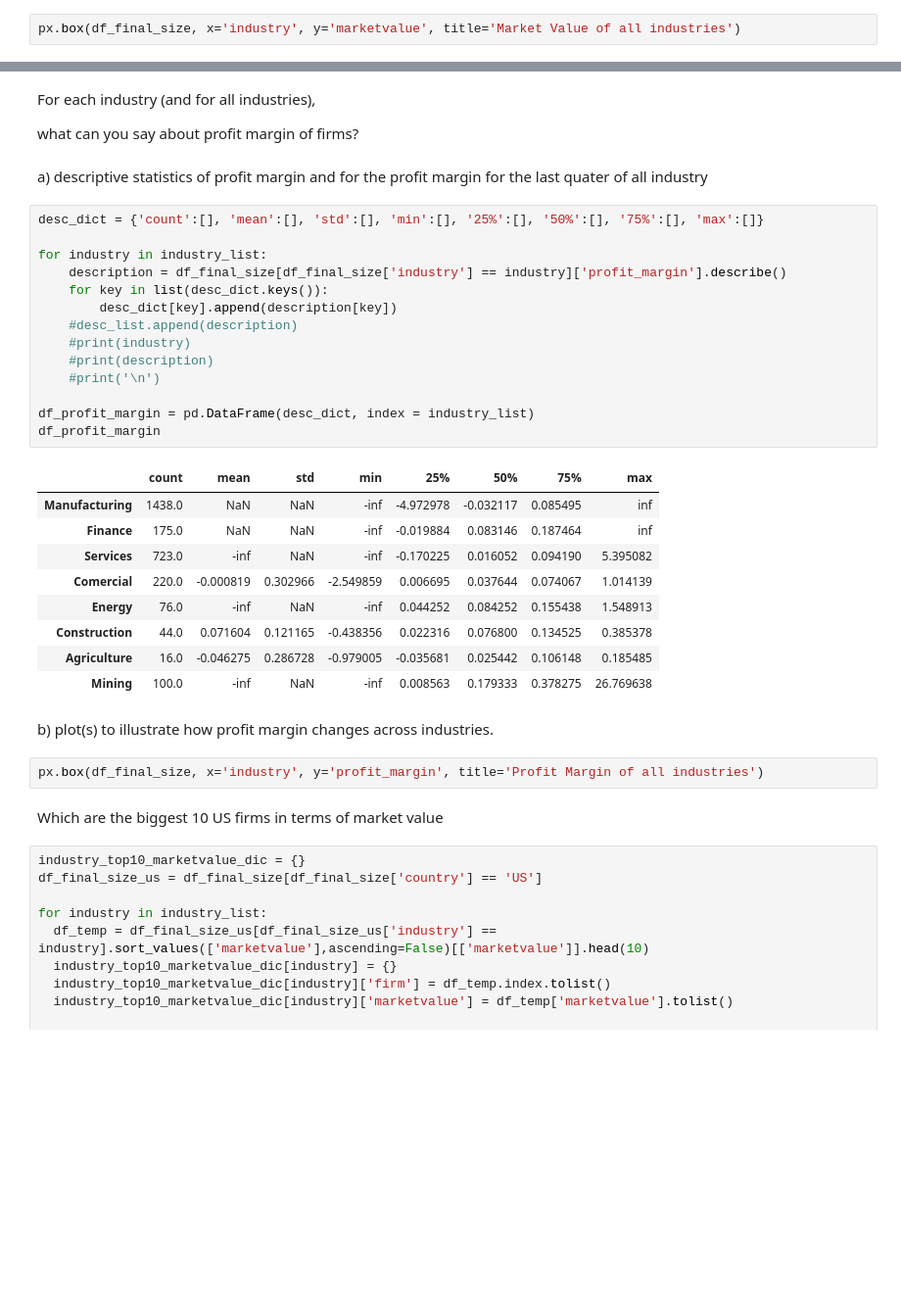
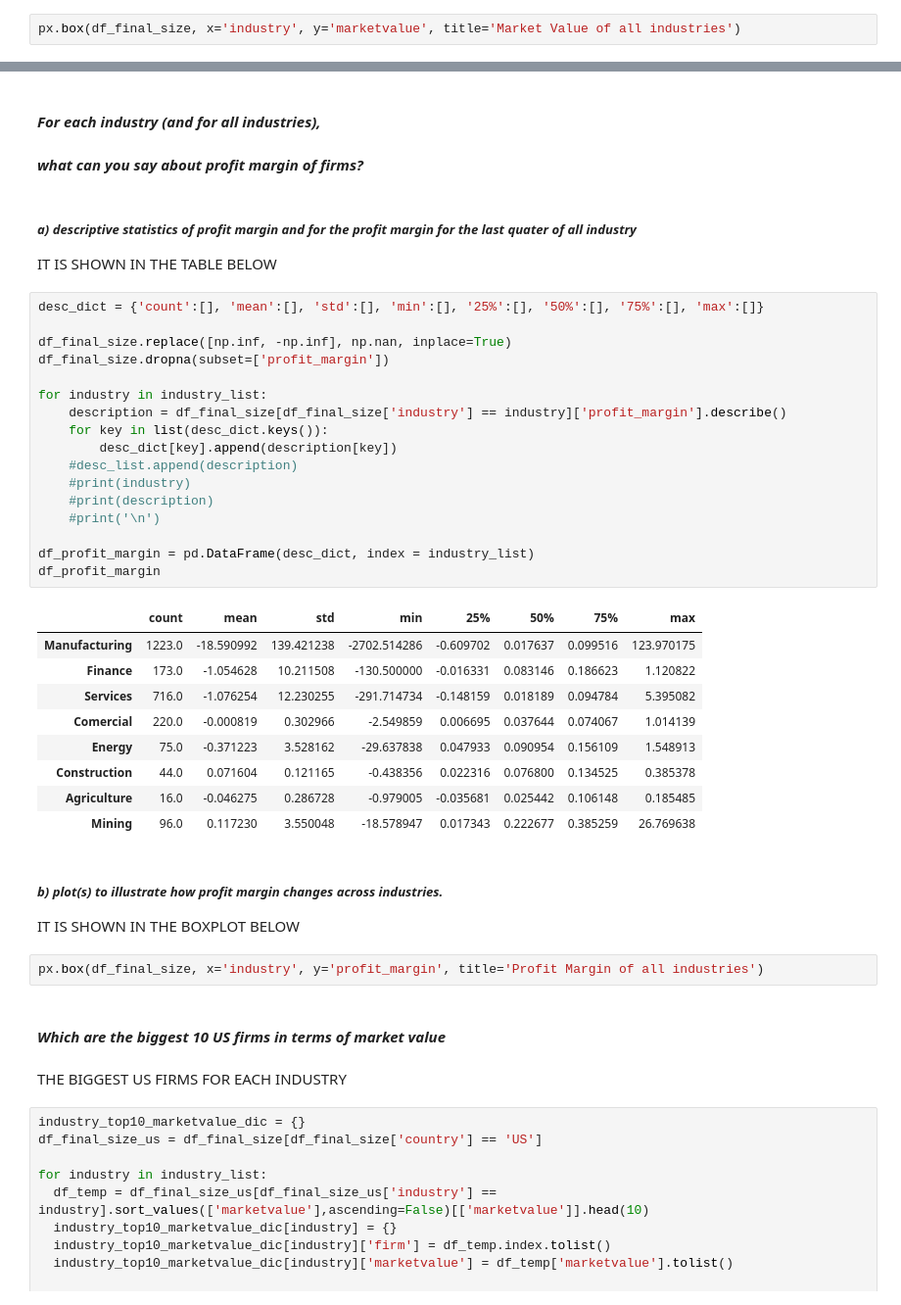
Before and after one commit to A01706648/TC3006_ClassWork, a Jupyter notebook: m1/M1_Delivery.ipynb, the cells around one changed output, grey strips where cells are left out. Shown at 98% size. Drawn from its saved outputs; the diff is of its cells as text; blank space fills up the shorter version.

```diff
--- a/m1/M1_Delivery.ipynb
+++ b/m1/M1_Delivery.ipynb
@@ -268,40 +329,45 @@ px.box(df_final_size, x='industry', y='marketvalue', title='Market Value of all
 # %% [markdown]
-For each industry (and for all industries),
-
-what can you say about profit margin of firms?
+#### ***For each industry (and for all industries),***
+#### ***what can you say about profit margin of firms?***
 # %% [markdown]
-a) descriptive statistics of profit margin and
-for the profit margin for the last quater of all industry
+##### ***a) descriptive statistics of profit margin and for the profit margin for the last quater of all industry***
+IT IS SHOWN IN THE TABLE BELOW
 # %%
 desc_dict = {'count':[], 'mean':[], 'std':[], 'min':[], '25%':[], '50%':[], '75%':[], 'max':[]}
+
+df_final_size.replace([np.inf, -np.inf], np.nan, inplace=True)
+df_final_size.dropna(subset=['profit_margin'])
 
 for industry in industry_list:
     description = df_final_size[df_final_size['industry'] == industry]['profit_margin'].describe()
     for key in list(desc_dict.keys()):
         desc_dict[key].append(description[key])
     #desc_list.append(description)
     #print(industry)
     #print(description)
     #print('\n')
 
 df_profit_margin = pd.DataFrame(desc_dict, index = industry_list)
 df_profit_margin
 # %% [output]
 |  | count | mean | std | min | 25% | 50% | 75% | max |
-| Manufacturing | 1438.0 | NaN | NaN | -inf | -4.972978 | -0.032117 | 0.085495 | inf |
-| Finance | 175.0 | NaN | NaN | -inf | -0.019884 | 0.083146 | 0.187464 | inf |
-| Services | 723.0 | -inf | NaN | -inf | -0.170225 | 0.016052 | 0.094190 | 5.395082 |
+| Manufacturing | 1223.0 | -18.590992 | 139.421238 | -2702.514286 | -0.609702 | 0.017637 | 0.099516 | 123.970175 |
+| Finance | 173.0 | -1.054628 | 10.211508 | -130.500000 | -0.016331 | 0.083146 | 0.186623 | 1.120822 |
+| Services | 716.0 | -1.076254 | 12.230255 | -291.714734 | -0.148159 | 0.018189 | 0.094784 | 5.395082 |
 | Comercial | 220.0 | -0.000819 | 0.302966 | -2.549859 | 0.006695 | 0.037644 | 0.074067 | 1.014139 |
-| Energy | 76.0 | -inf | NaN | -inf | 0.044252 | 0.084252 | 0.155438 | 1.548913 |
+| Energy | 75.0 | -0.371223 | 3.528162 | -29.637838 | 0.047933 | 0.090954 | 0.156109 | 1.548913 |
 | Construction | 44.0 | 0.071604 | 0.121165 | -0.438356 | 0.022316 | 0.076800 | 0.134525 | 0.385378 |
 | Agriculture | 16.0 | -0.046275 | 0.286728 | -0.979005 | -0.035681 | 0.025442 | 0.106148 | 0.185485 |
-| Mining | 100.0 | -inf | NaN | -inf | 0.008563 | 0.179333 | 0.378275 | 26.769638 |
+| Mining | 96.0 | 0.117230 | 3.550048 | -18.578947 | 0.017343 | 0.222677 | 0.385259 | 26.769638 |
 # %% [markdown]
-b) plot(s) to illustrate how profit margin changes across industries.
+##### ***b) plot(s) to illustrate how profit margin changes across industries.***
+IT IS SHOWN IN THE BOXPLOT BELOW
 # %%
 px.box(df_final_size, x='industry', y='profit_margin', title='Profit Margin of all industries')
 # %% [markdown]
-Which are the biggest 10 US firms in terms of market value
+#### ***Which are the biggest 10 US firms in terms of market value***
+# %% [markdown]
+THE BIGGEST US FIRMS FOR EACH INDUSTRY
 # %%
 industry_top10_marketvalue_dic = {}
 df_final_size_us = df_final_size[df_final_size['country'] == 'US']
```
Also changed, not shown: parts of 57 cells of this notebook.
